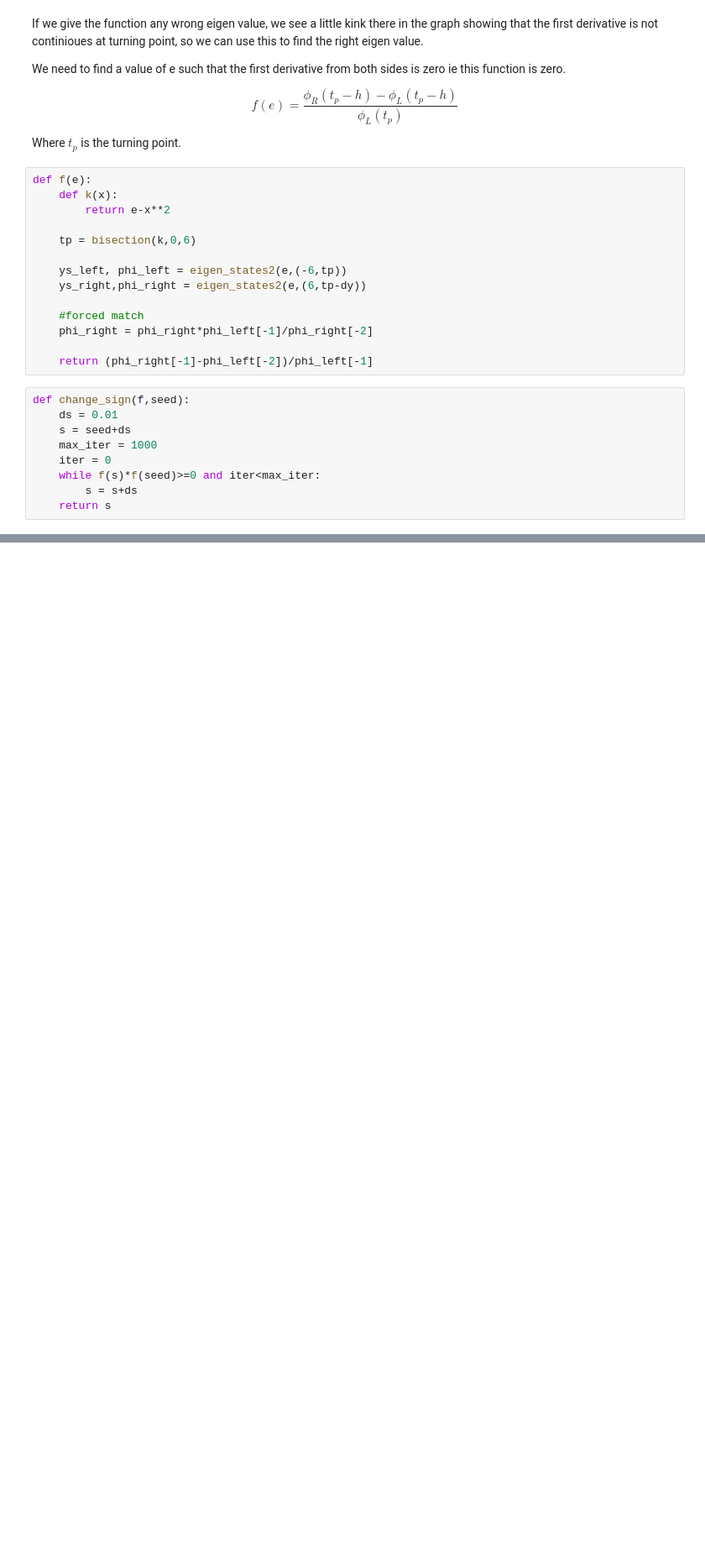
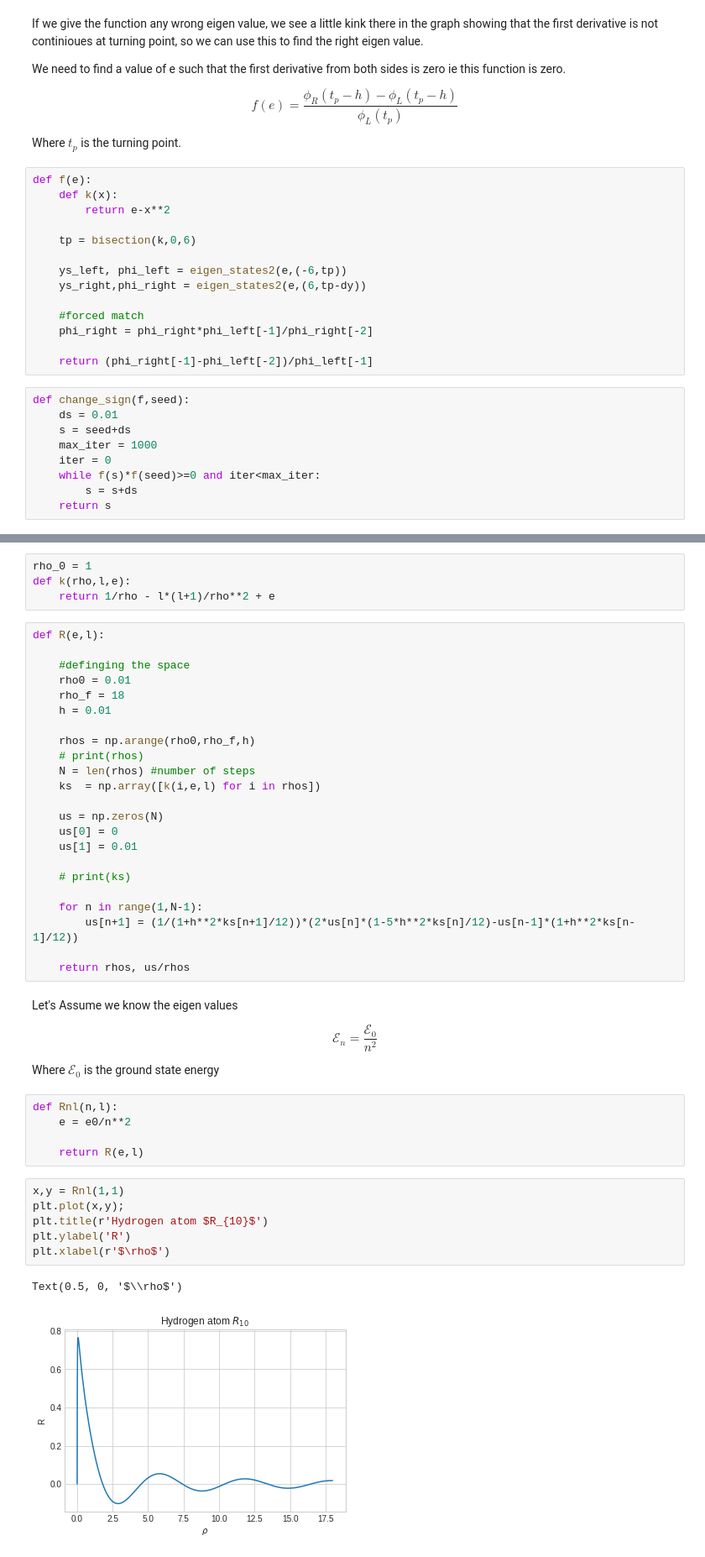
Before and after one commit to iashyam/Computation-QM, a Jupyter notebook: Numerov's_method.ipynb, the cells around one changed output, grey strips where cells are left out. Shown: that part at 84% size. Drawn from its saved outputs; the diff is of its cells as text; blank space fills up the shorter version.

```diff
--- a/Numerov's_method.ipynb
+++ b/Numerov's_method.ipynb
@@ -275,0 +345,47 @@ plt.title('Harmonic Oscillator-EigenStates');
+# %%
+rho_0 = 1
+def k(rho,l,e):
+    return 1/rho - l*(l+1)/rho**2 + e
+# %%
+def R(e,l):
+
+    #definging the space
+    rho0 = 0.01
+    rho_f = 18
+    h = 0.01
+
+    rhos = np.arange(rho0,rho_f,h)
+    # print(rhos)
+    N = len(rhos) #number of steps
+    ks  = np.array([k(i,e,l) for i in rhos])
+
+    us = np.zeros(N)
+    us[0] = 0
+    us[1] = 0.01
+
+    # print(ks)
+
+    for n in range(1,N-1):
+        us[n+1] = (1/(1+h**2*ks[n+1]/12))*(2*us[n]*(1-5*h**2*ks[n]/12)-us[n-1]*(1+h**2*ks[n-1]/12))
+
+    return rhos, us/rhos
+# %% [markdown]
+Let's Assume we know the eigen values
+
+$$\mathcal{E}_n = \frac{\mathcal{E}_0}{n^2}$$
+
+Where $\mathcal{E}_0$ is the ground state energy
+# %%
+def Rnl(n,l):
+    e = e0/n**2
+
+    return R(e,l)
+# %%
+x,y = Rnl(1,1)
+plt.plot(x,y);
+plt.title(r'Hydrogen atom $R_{10}$')
+plt.ylabel('R')
+plt.xlabel(r'$\rho$')
+# %% [output]
+Text(0.5, 0, '$\\rho$')
+[figure, added]
```
Also changed, not shown: parts of 10 cells of this notebook.
